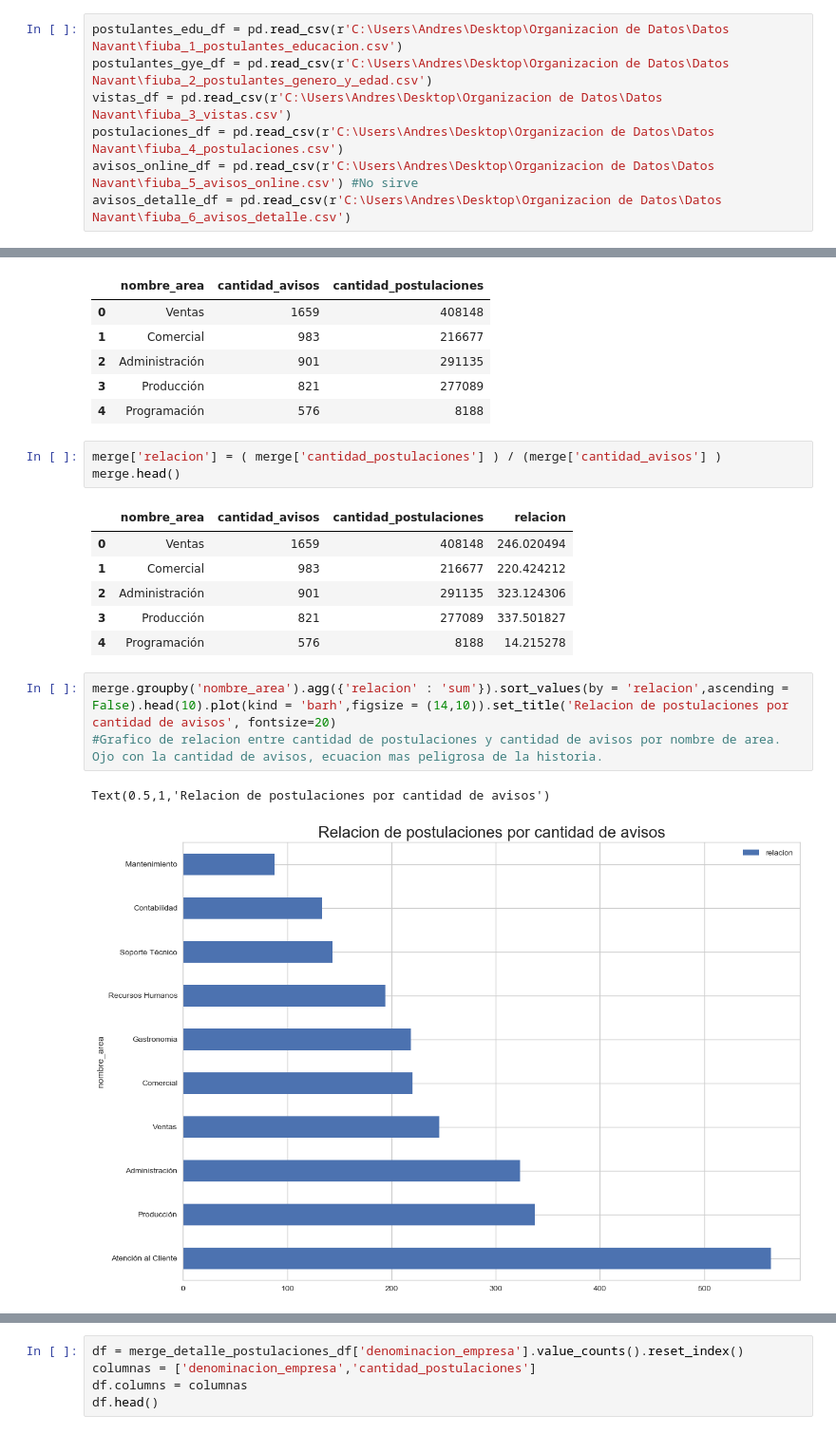
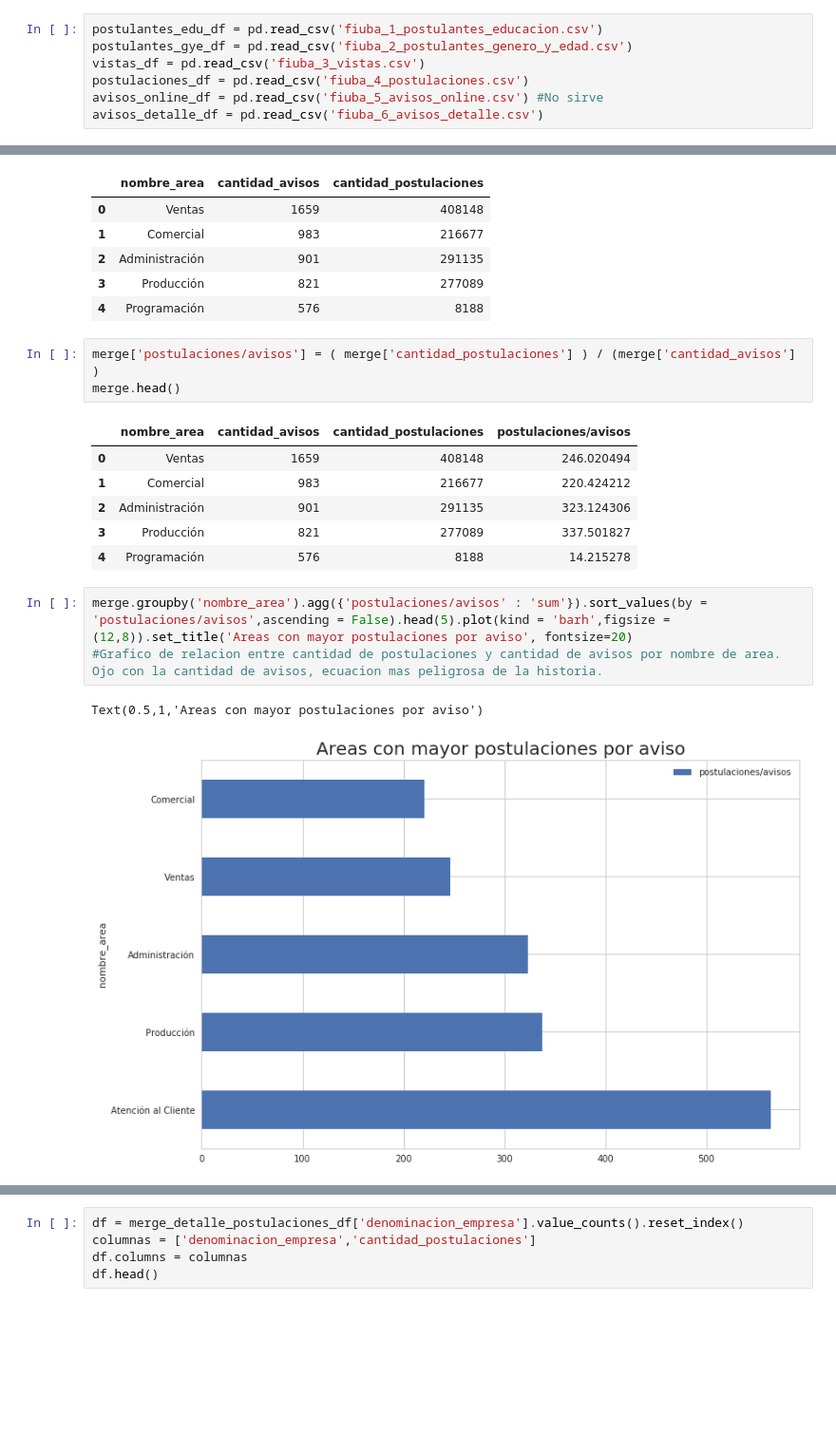
Before and after one commit to Andivisciglio/TP1-OrganizacionDeDatos-Grupo28, a Jupyter notebook: TP1.ipynb, the cells around one changed output, grey strips where cells are left out. Shown at 95% size. Saved outputs shown, nothing was run; the diff lists cells and outputs as text; blank space fills up the shorter version.

Commit message:
Hecho lo de relacion oferta demanda por area y por empresa

```diff
--- a/TP1.ipynb
+++ b/TP1.ipynb
@@ -12,12 +12,12 @@ plt.style.use('default') # haciendo los graficos un poco mas bonitos en matplotl
 
 sns.set(style="whitegrid") # seteando tipo de grid en seaborn
 # %%
-postulantes_edu_df = pd.read_csv(r'C:\Users\Andres\Desktop\Organizacion de Datos\Datos Navant\fiuba_1_postulantes_educacion.csv')
-postulantes_gye_df = pd.read_csv(r'C:\Users\Andres\Desktop\Organizacion de Datos\Datos Navant\fiuba_2_postulantes_genero_y_edad.csv')
-vistas_df = pd.read_csv(r'C:\Users\Andres\Desktop\Organizacion de Datos\Datos Navant\fiuba_3_vistas.csv')
-postulaciones_df = pd.read_csv(r'C:\Users\Andres\Desktop\Organizacion de Datos\Datos Navant\fiuba_4_postulaciones.csv')
-avisos_online_df = pd.read_csv(r'C:\Users\Andres\Desktop\Organizacion de Datos\Datos Navant\fiuba_5_avisos_online.csv') #No sirve
-avisos_detalle_df = pd.read_csv(r'C:\Users\Andres\Desktop\Organizacion de Datos\Datos Navant\fiuba_6_avisos_detalle.csv')
+postulantes_edu_df = pd.read_csv('fiuba_1_postulantes_educacion.csv')
+postulantes_gye_df = pd.read_csv('fiuba_2_postulantes_genero_y_edad.csv')
+vistas_df = pd.read_csv('fiuba_3_vistas.csv')
+postulaciones_df = pd.read_csv('fiuba_4_postulaciones.csv')
+avisos_online_df = pd.read_csv('fiuba_5_avisos_online.csv') #No sirve
+avisos_detalle_df = pd.read_csv('fiuba_6_avisos_detalle.csv')
 # %%
 merge_edu_gye_df = postulantes_edu_df.merge(postulantes_gye_df, on = 'idpostulante')
 vistas_df.rename(columns={'idAviso':'idaviso'}, inplace = True)
@@ -156,18 +158,18 @@ merge.head()
 | 3 | Producción | 821 | 277089 |
 | 4 | Programación | 576 | 8188 |
 # %%
-merge['relacion'] = ( merge['cantidad_postulaciones'] ) / (merge['cantidad_avisos'] )
+merge['postulaciones/avisos'] = ( merge['cantidad_postulaciones'] ) / (merge['cantidad_avisos'] )
 merge.head()
 # %% [output]
-|  | nombre_area | cantidad_avisos | cantidad_postulaciones | relacion |
+|  | nombre_area | cantidad_avisos | cantidad_postulaciones | postulaciones/avisos |
 | 0 | Ventas | 1659 | 408148 | 246.020494 |
 | 1 | Comercial | 983 | 216677 | 220.424212 |
 | 2 | Administración | 901 | 291135 | 323.124306 |
 | 3 | Producción | 821 | 277089 | 337.501827 |
 | 4 | Programación | 576 | 8188 | 14.215278 |
 # %%
-merge.groupby('nombre_area').agg({'relacion' : 'sum'}).sort_values(by = 'relacion',ascending = False).head(10).plot(kind = 'barh',figsize = (14,10)).set_title('Relacion de postulaciones por cantidad de avisos', fontsize=20)
+merge.groupby('nombre_area').agg({'postulaciones/avisos' : 'sum'}).sort_values(by = 'postulaciones/avisos',ascending = False).head(5).plot(kind = 'barh',figsize = (12,8)).set_title('Areas con mayor postulaciones por aviso', fontsize=20)
 #Grafico de relacion entre cantidad de postulaciones y cantidad de avisos por nombre de area. Ojo con la cantidad de avisos, ecuacion mas peligrosa de la historia.
 # %% [output]
-Text(0.5,1,'Relacion de postulaciones por cantidad de avisos')
+Text(0.5,1,'Areas con mayor postulaciones por aviso')
-[figure, old version]
+[figure, new version]
```
Also changed, not shown: parts of 17 cells of this notebook, 1 other file.
